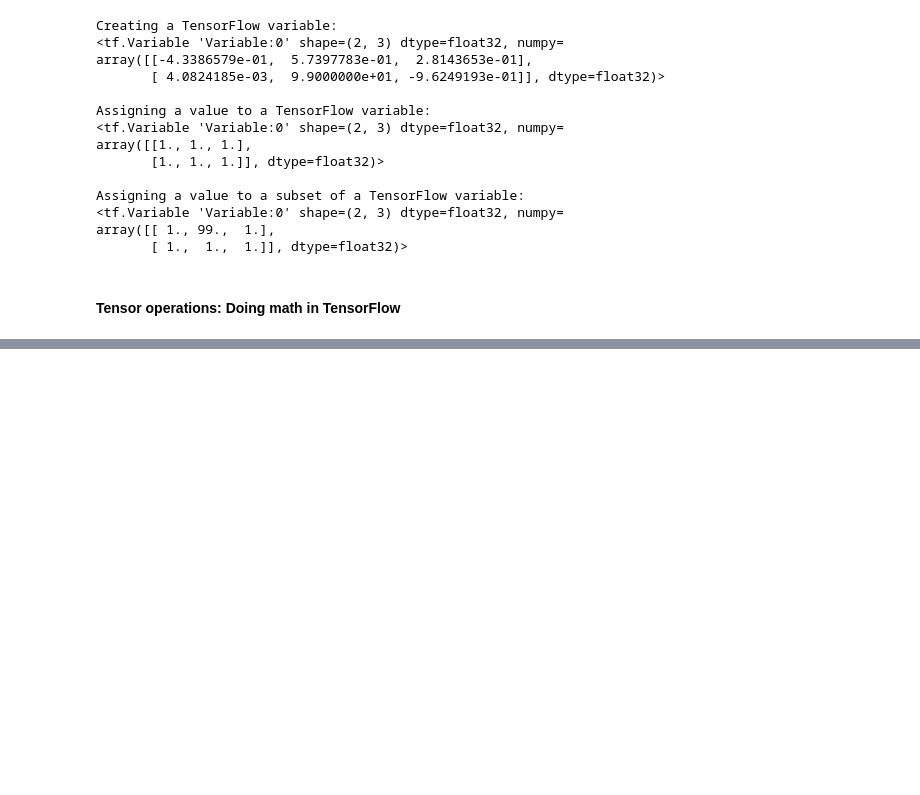
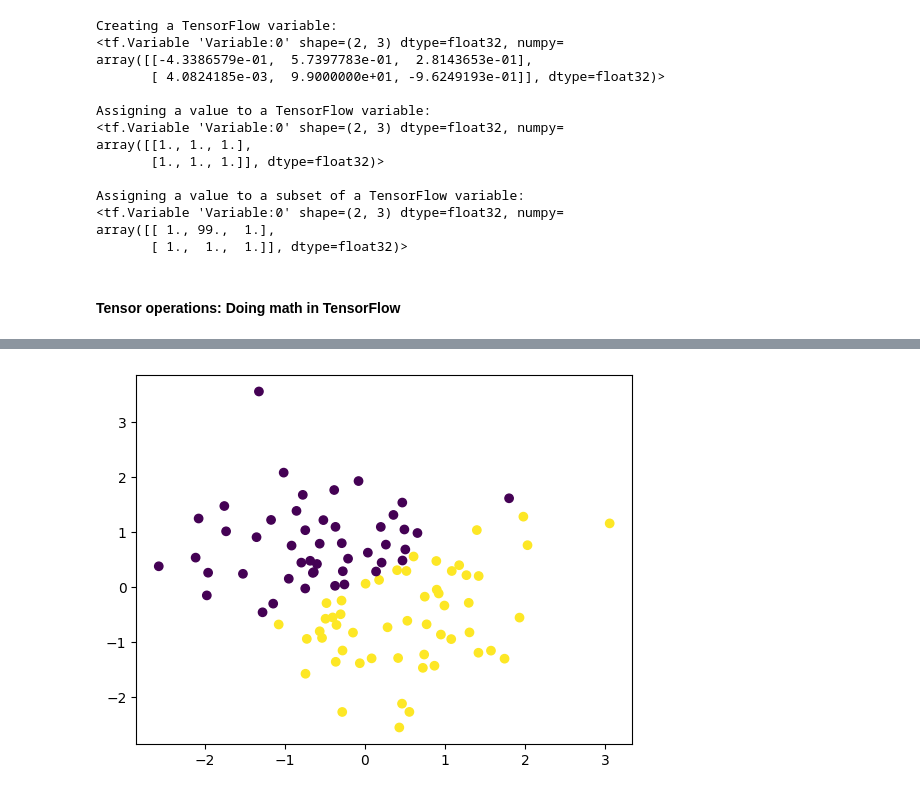
Before and after one commit to hpmezam/curso_tensorflow, a Jupyter notebook: resources/1_tensors.ipynb, the cells around one changed output, grey strips where cells are left out. Drawn from its saved outputs; the diff is of its cells as text; code cells hidden in the pictures; blank space fills up the shorter version.

```diff
--- a/resources/1_tensors.ipynb
+++ b/resources/1_tensors.ipynb
@@ -100,0 +267,34 @@ Square:
+# %%
+import tensorflow as tf
+import numpy as np
+
+# Datos sintéticos
+inputs = tf.random.normal((100, 2))
+targets = tf.matmul(inputs, [[2.0], [-3.0]]) + 1.0
+
+# Variables entrenables
+W = tf.Variable(tf.random.normal((2, 1)))
+b = tf.Variable(tf.zeros((1,)))
+
+# Función de pérdida
+def square_loss(predictions, targets):
+    return tf.reduce_mean(tf.square(predictions - targets))
+
+# Modelo simple
+def model(x):
+    return tf.matmul(x, W) + b
+
+# Paso de entrenamiento
+learning_rate = 0.1
+def training_step(inputs, targets):
+    with tf.GradientTape() as tape:
+        predictions = model(inputs)
+        loss = square_loss(predictions, targets)
+    gradients = tape.gradient(loss, [W, b])
+    W.assign_sub(gradients[0] * learning_rate)
+    b.assign_sub(gradients[1] * learning_rate)
+    return loss
+
+for step in range(40):
+    loss = training_step(inputs, targets)
+    print(f"Loss at step {step+1}: {loss:.4f}")
@@ -100,0 +319,6 @@ Square:
+# %%
+predictions = model(inputs)
+plt.scatter(inputs[:, 0], inputs[:, 1], c=predictions[:, 0] > 0.5)
+plt.show()
+# %% [output]
+[figure, added]
```
Also changed, not shown: parts of 16 cells of this notebook.
